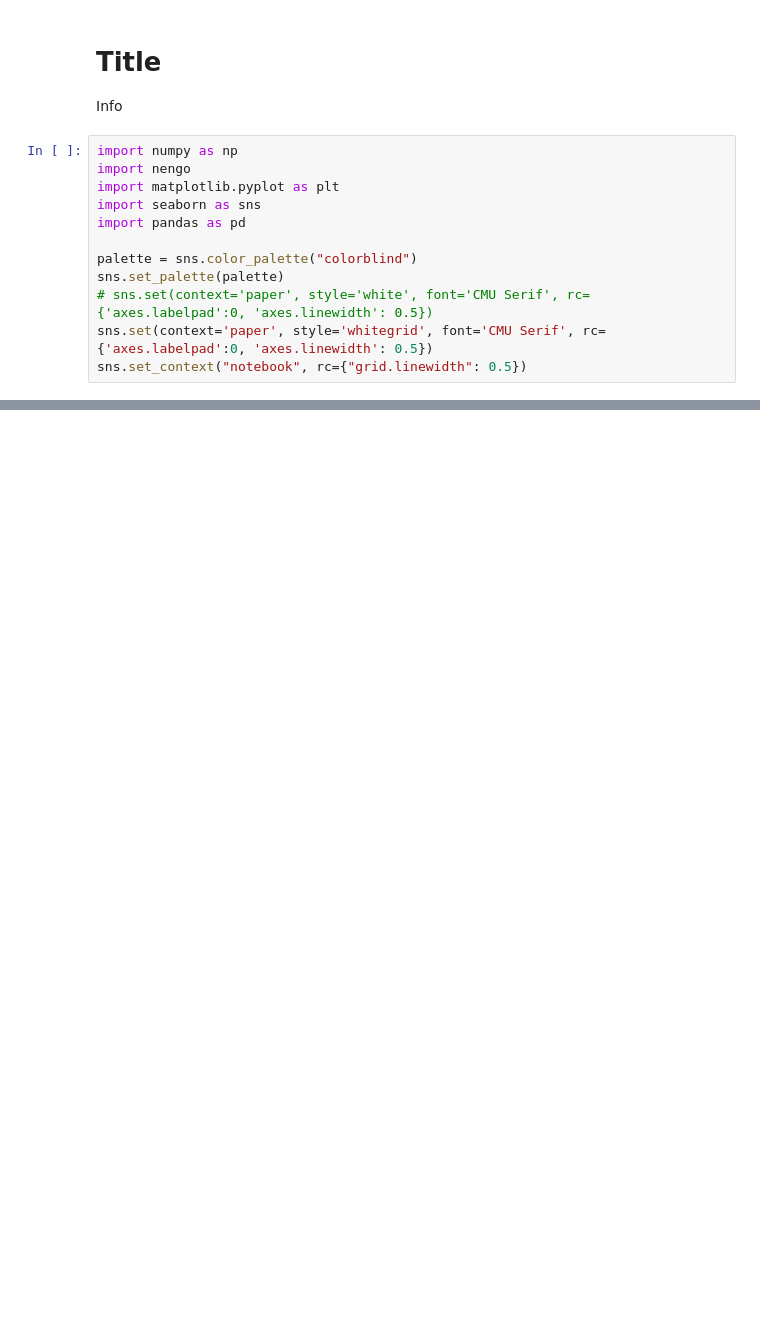
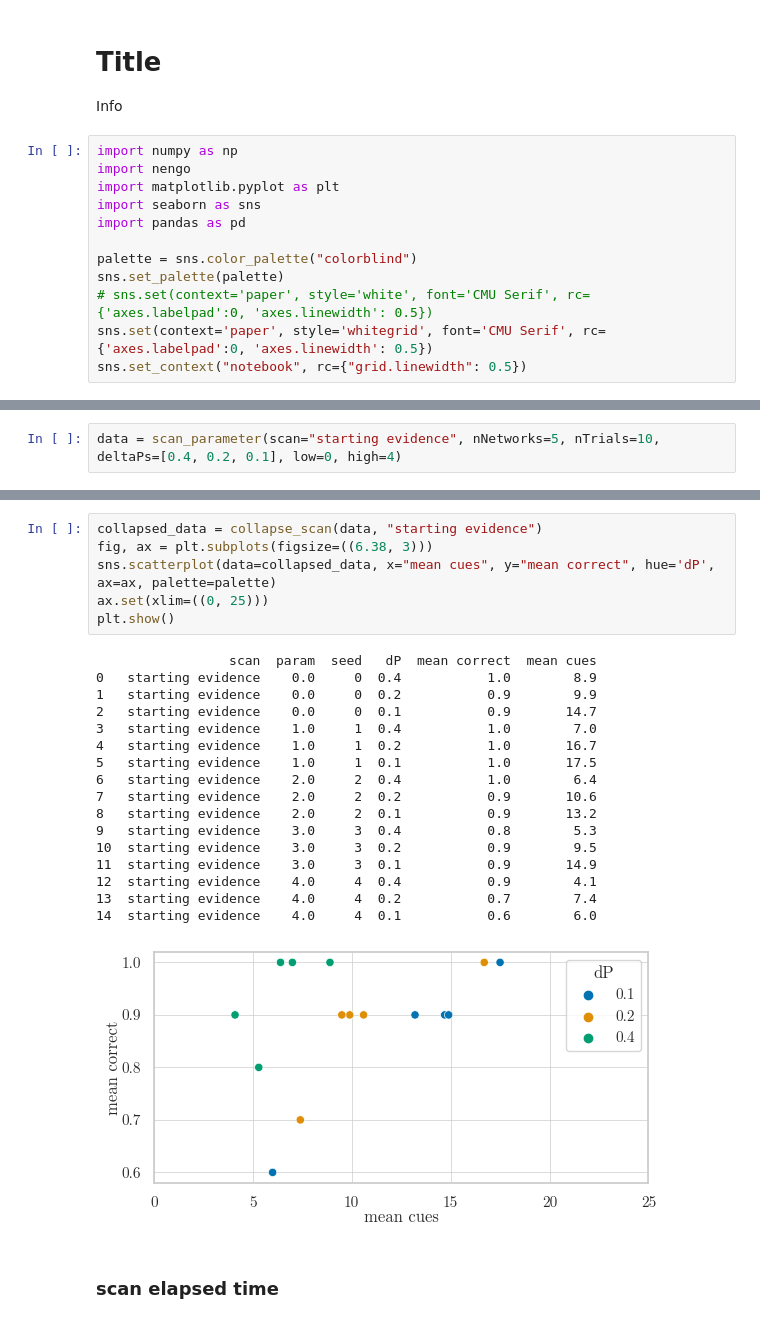
Before and after one commit to psipeter/value-accumulation, a Jupyter notebook: model.ipynb, the cells around one changed output, grey strips where cells are left out. Cells and saved outputs as stored; diff of their text form; blank space fills up the shorter version.

```diff
--- a/model.ipynb
+++ b/model.ipynb
@@ -270,0 +356,2 @@ plt.show()
+# %%
+data = scan_parameter(scan="starting evidence", nNetworks=5, nTrials=10, deltaPs=[0.4, 0.2, 0.1], low=0, high=4)
@@ -270,0 +376,26 @@ plt.show()
+# %%
+collapsed_data = collapse_scan(data, "starting evidence")
+fig, ax = plt.subplots(figsize=((6.38, 3)))
+sns.scatterplot(data=collapsed_data, x="mean cues", y="mean correct", hue='dP', ax=ax, palette=palette)
+ax.set(xlim=((0, 25)))
+plt.show()
+# %% [output]
+                 scan  param  seed   dP  mean correct  mean cues
+0   starting evidence    0.0     0  0.4           1.0        8.9
+1   starting evidence    0.0     0  0.2           0.9        9.9
+2   starting evidence    0.0     0  0.1           0.9       14.7
+3   starting evidence    1.0     1  0.4           1.0        7.0
+4   starting evidence    1.0     1  0.2           1.0       16.7
+5   starting evidence    1.0     1  0.1           1.0       17.5
+6   starting evidence    2.0     2  0.4           1.0        6.4
+7   starting evidence    2.0     2  0.2           0.9       10.6
+8   starting evidence    2.0     2  0.1           0.9       13.2
+9   starting evidence    3.0     3  0.4           0.8        5.3
+10  starting evidence    3.0     3  0.2           0.9        9.5
+11  starting evidence    3.0     3  0.1           0.9       14.9
+12  starting evidence    4.0     4  0.4           0.9        4.1
+13  starting evidence    4.0     4  0.2           0.7        7.4
+14  starting evidence    4.0     4  0.1           0.6        6.0
+[figure, added]
+# %% [markdown]
+### scan elapsed time
```
Also changed, not shown: parts of 37 cells of this notebook.
